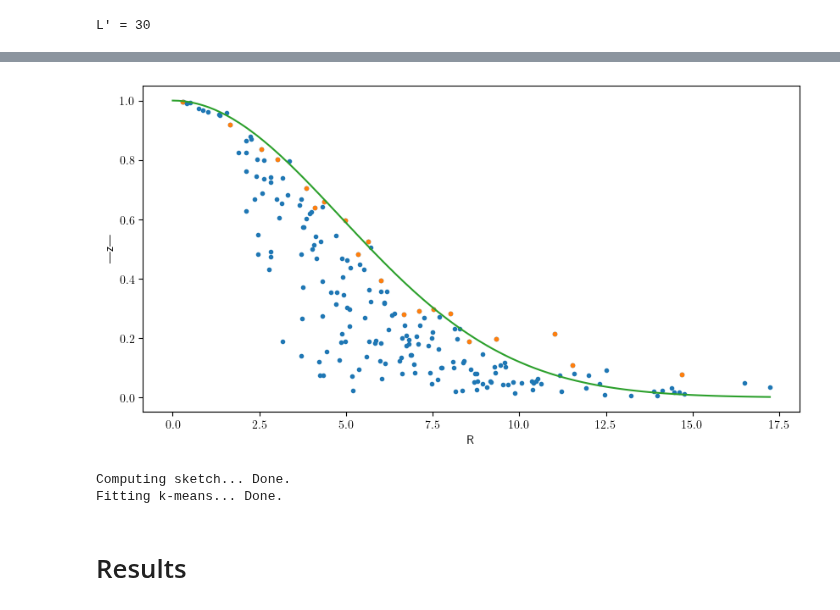
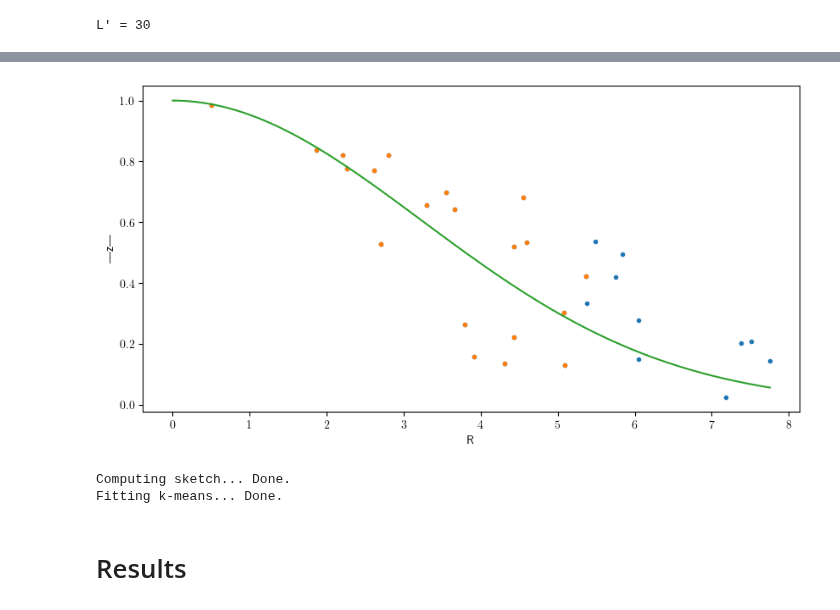
Before and after one commit to HugoLebeau/online_learning, a Jupyter notebook: benchmark_Fashion-MNIST_binary.ipynb, the cells around one changed output, grey strips where cells are left out. Drawn from its saved outputs; the diff is of its cells as text; code cells hidden in the pictures.

Commit message:
full simulations with sketching

```diff
--- a/benchmark_Fashion-MNIST_binary.ipynb
+++ b/benchmark_Fashion-MNIST_binary.ipynb
@@ -85,9 +85,10 @@ L' = 30
 # Sketching
 X_bounded = (2*X-X.max()-X.min())/(X.max()-X.min()) # bound between -1 and 1
 bounds = np.array([-np.ones(p), np.ones(p)])
+m = int(M/(p+1)) # sketch size
 
-Sigma = sk.estimate_Sigma(X_bounded, m0=200, n0=X_bounded.shape[0]//10, verbose=1)
-Omega = sk.drawFrequencies("FoldedGaussian", p, M, Sigma)
+Sigma = sk.estimate_Sigma(X_bounded, m0=m, n0=X_bounded.shape[0], verbose=1) # not realistic -> yields an optimistic error rate
+Omega = sk.drawFrequencies("FoldedGaussian", p, m, Sigma)
 Phi = sk.SimpleFeatureMap("ComplexExponential", Omega)
 
 print("Computing sketch...", end='')
@@ -96,7 +97,7 @@ print(" Done.")
 
 solver = cl.CLOMP_CKM(Phi, k, bounds, z)
 print("Fitting k-means...", end='')
-solver.fit_once()
+solver.fit_several_times(10)
 print(" Done.")
 centroids = solver.get_centroids()
 
@@ -107,6 +109,6 @@ c_err[3], _, _ = utils.get_classif_error(k, y_est[3], y)
-[figure, old version]
+[figure, new version]
-Computing sketch... Done.
-Fitting k-means... Done.
+Computing sketch... Done.
+Fitting k-means... Done.
 # %% [markdown]
 # Results
 # %%
```
Also changed, not shown: parts of 2 cells of this notebook, 2 other files.
